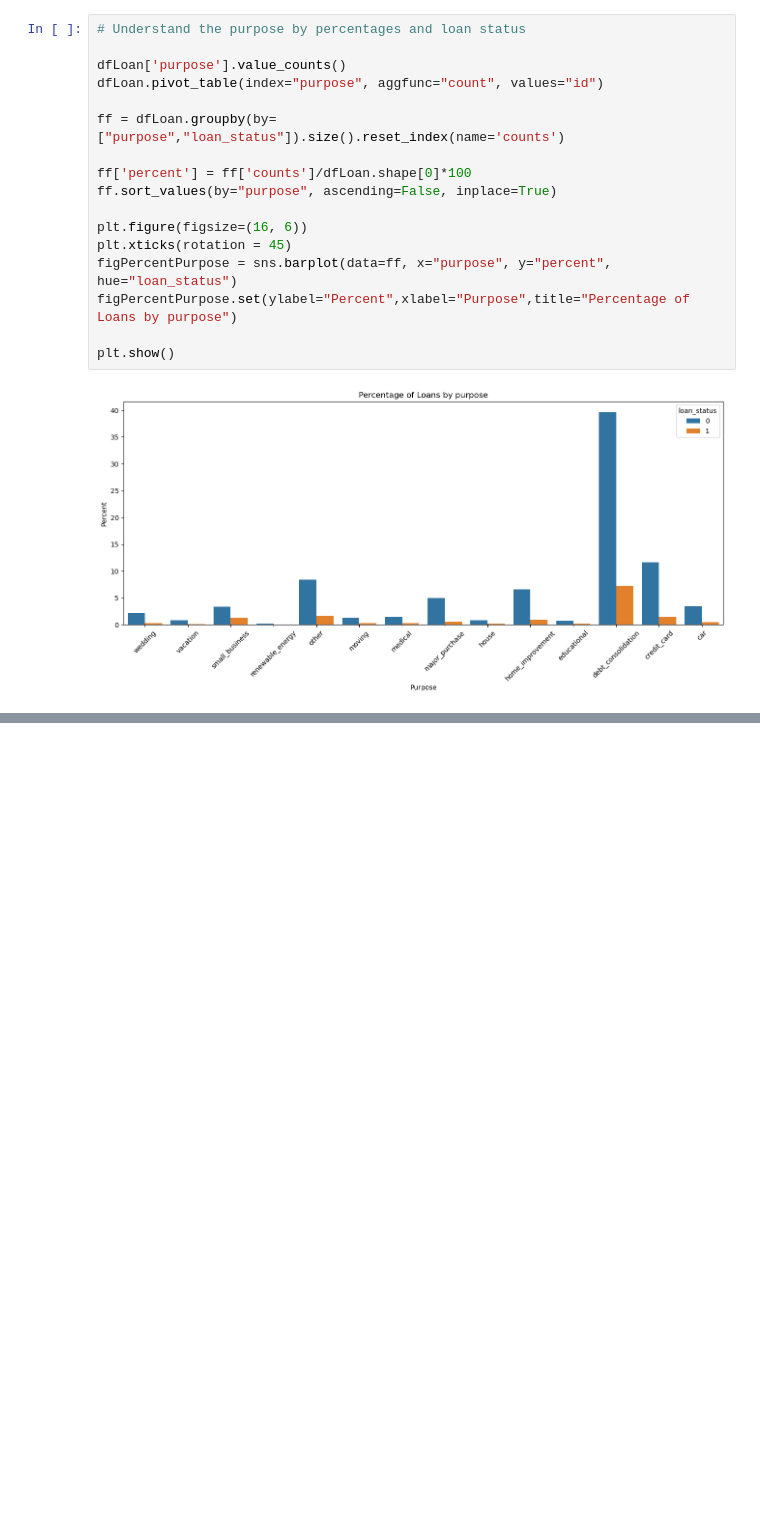
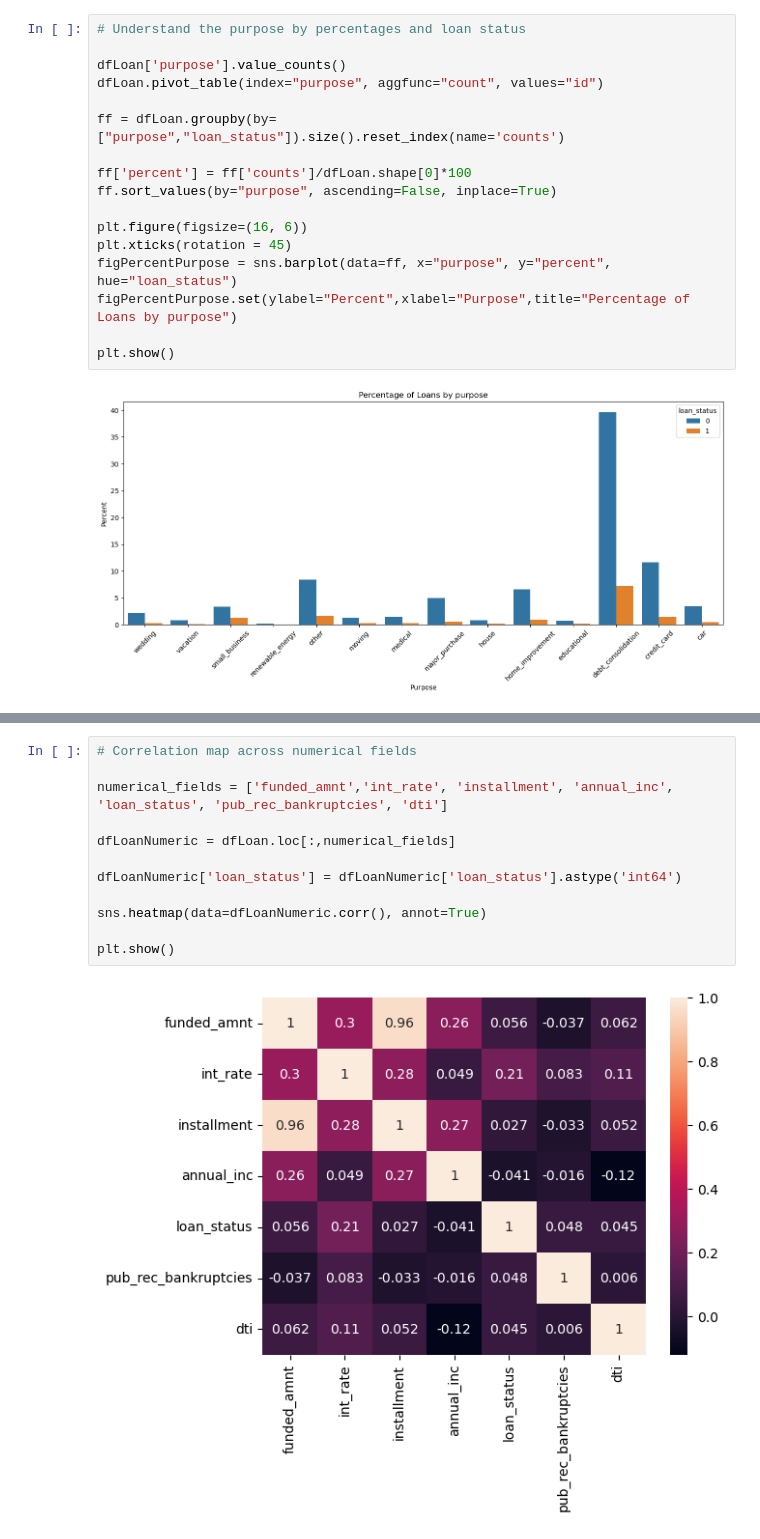
Before and after one commit to ncjanardhan-outlook/ncjpersonal, a Jupyter notebook: lending club_case study.ipynb, the cells around one changed output, grey strips where cells are left out. Cells and saved outputs as stored; diff of their text form; blank space fills up the shorter version.

```diff
--- a/lending club_case study.ipynb
+++ b/lending club_case study.ipynb
@@ -342,0 +368,14 @@ plt.show()
+# %%
+# Correlation map across numerical fields
+
+numerical_fields = ['funded_amnt','int_rate', 'installment', 'annual_inc', 'loan_status', 'pub_rec_bankruptcies', 'dti']
+
+dfLoanNumeric = dfLoan.loc[:,numerical_fields]
+
+dfLoanNumeric['loan_status'] = dfLoanNumeric['loan_status'].astype('int64')
+
+sns.heatmap(data=dfLoanNumeric.corr(), annot=True)
+
+plt.show()
+# %% [output]
+[figure, added]
```
Also changed, not shown: parts of 5 cells of this notebook.
